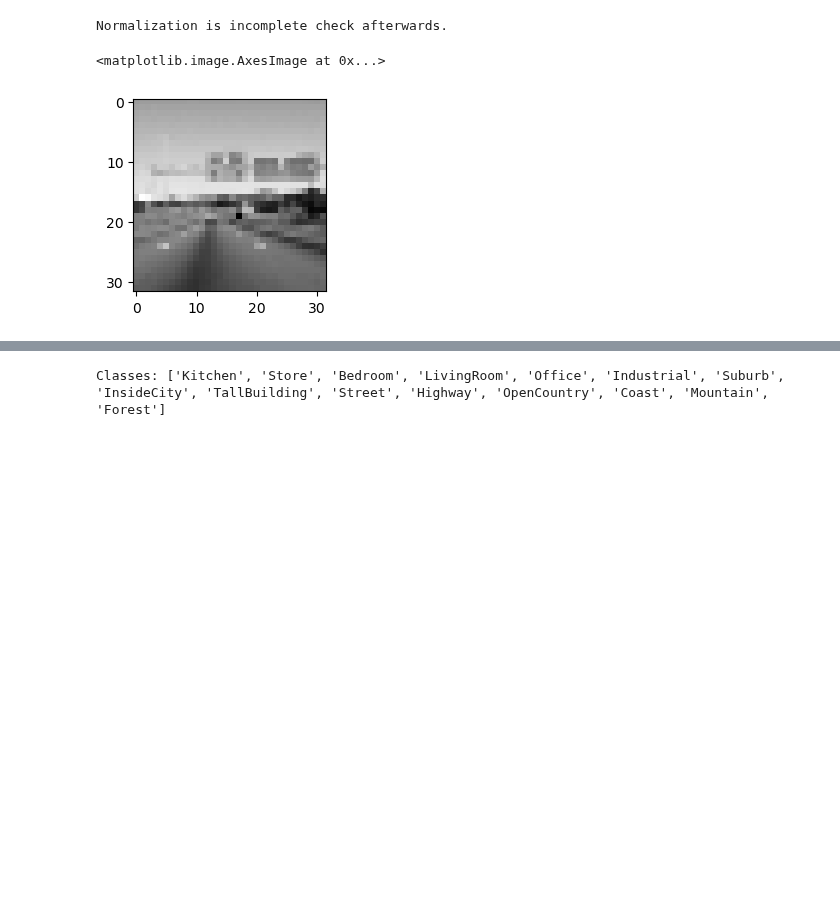
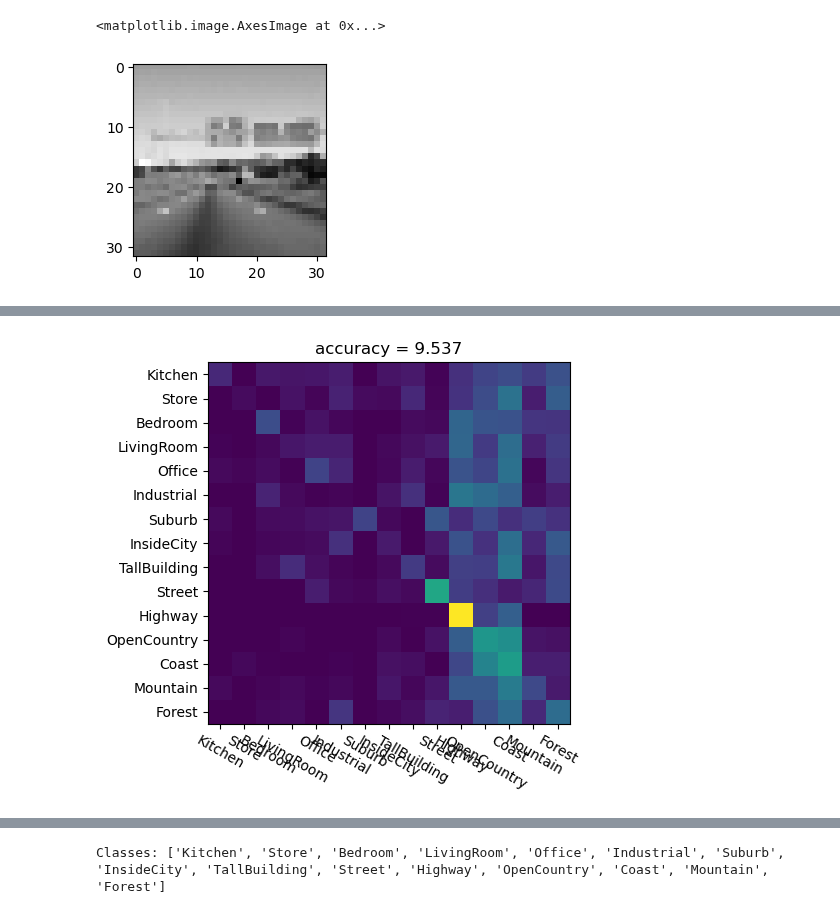
Before and after one commit to mohitydv09/computer_vision, a Jupyter notebook: hw3/scene_recognition.ipynb, the cells around one changed output, grey strips where cells are left out. Saved outputs shown, nothing was run; the diff lists cells and outputs as text; code cells hidden in the pictures; blank space fills up the shorter version.

Commit message:
classify tiny knn working

```diff
--- a/hw3/scene_recognition.ipynb
+++ b/hw3/scene_recognition.ipynb
@@ -55,9 +55,9 @@ def get_tiny_image(img, output_size):
     # Normalize the image.
 
     # feature = (feature - np.mean(feature)) / np.std(feature)
-    feature = (feature - np.mean(feature)) / np.max(feature)
+    # feature = (feature - np.mean(feature)) / np.max(feature)
     feature = (feature - np.mean(feature)) / 255
-    print("Normalization is incomplete check afterwards.")
+    # print("Normalization is incomplete check afterwards.")
 
     return feature
 
@@ -68,8 +68,7 @@ tiny_image = get_tiny_image(img, output_size)
 fig = plt.figure(figsize=(2.5,2.5))
 plt.imshow(tiny_image, cmap='grey')
 # %% [output]
-Normalization is incomplete check afterwards.
+<matplotlib.image.AxesImage at 0x...>
-<matplotlib.image.AxesImage at 0x...>
 [figure]
 # %%
 def predict_knn(feature_train, label_train, feature_test, k):
@@ -80,6 +79,10 @@ def predict_knn(feature_train, label_train, feature_test, k):
     neigh.fit(feature_train,label_train)
 
     dist, indices = neigh.kneighbors(feature_test)
-    label_test_pred = label_train[indices]
+    print("Shape of predict KNN : ", indices.shape)
+    print("Indices in predict knn : ", indices)
+
+    # label_test_pred = label_train[indices]
+    label_test_pred = [label_train[i] for i in indices[:,0]]
 
     return label_test_pred
@@ -90,0 +89,56 @@ def classify_knn_tiny(label_classes, label_train_list, img_train_list, label_tes
+# %%
+def classify_knn_tiny(label_classes, label_train_list, img_train_list, label_test_list, img_test_list):
+    # To do
+
+    output_size = (16,16)
+
+    # Map labels to integers.
+    label_map = {key : value+1 for value, key in enumerate(label_classes)}
+    label_train_int = np.array([label_map[item] for item in label_train_list])
+    label_test_int = np.array([label_map[item] for item in label_test_list])
+
+    label_classes_int = np.array([label_map[item] for item in label_classes])
+    # print(label_test_int)
+
+    # Get the tiny image of all the train items.
+    feature_train = np.zeros((len(img_train_list), output_size[0]*output_size[1]))
+    for i,path_img in enumerate(img_train_list):
+        img = cv2.imread(path_img,0) # Read Image, 0 to read as greyscale.
+        feature_train[i] = get_tiny_image(img, output_size).flatten()   # Get features using tiny image funtion.
+
+    # Get the tiny image of all the test items.
+    feature_test = np.zeros((len(img_test_list), output_size[0]*output_size[1]))
+    for i,path_img in enumerate(img_test_list):
+        img = cv2.imread(path_img,0) # 0 to read as greyscale.
+        feature_test[i] = get_tiny_image(img, output_size).flatten()
+
+    # Predict labels for the test images.
+    k_neighbour = 1
+    label_test_pred = predict_knn(feature_train, label_test_int, feature_test, k_neighbour)
+
+    print("Label test Pred : ", label_test_pred)
+
+    # Make the confusion Matrix.
+    confusion = np.zeros((len(label_classes), len(label_classes)))
+    for row,cls in enumerate(label_classes_int):
+        # Get the indices where test data has this item.(ground truth)
+        print("Row is : ", row, " Cls is : ", cls)
+        indices = np.where(label_test_int == cls)[0]
+        print("Indices in the loop  : ", indices)
+        # Get the predictions for this class of data.
+        preds_temp = np.array([label_test_pred[i] for i in indices])
+        print('preds temps : ', preds_temp)
+        for col in range(len(label_classes)):
+            # True label for this is cls.
+            confusion[row,col] = np.sum(np.where(preds_temp == label_classes_int[col])) / len(indices)
+
+
+    # Find the accuracy as mean of the correct predictions.
+    accuracy = np.mean(np.diagonal(confusion))
+
+    visualize_confusion_matrix(confusion, accuracy, label_classes)
+
+    return confusion, accuracy
+
+classify_knn_tiny(label_classes, label_train_list, img_train_list, label_test_list, img_test_list)
+# %% [output]
@@ -90,0 +162 @@ def classify_knn_tiny(label_classes, label_train_list, img_train_list, label_tes
+[figure, added]
```
Also changed, not shown: parts of 6 cells of this notebook.
